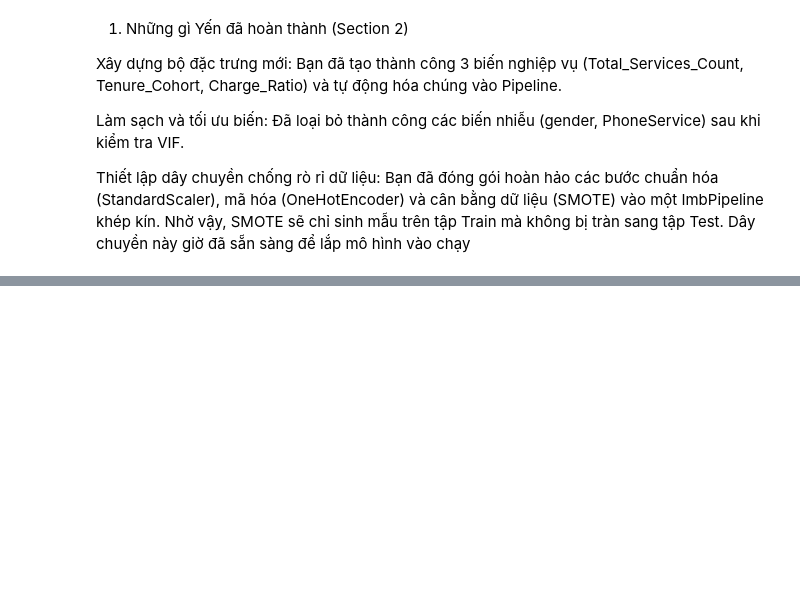
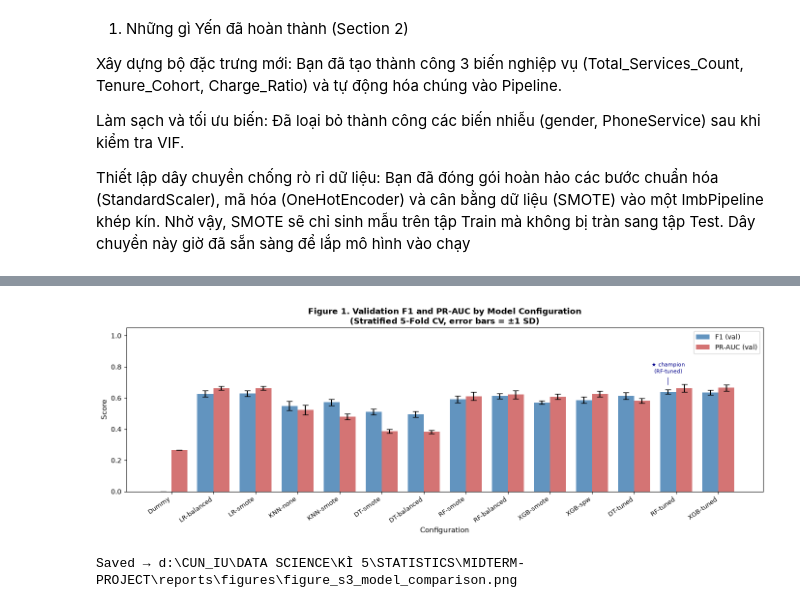
Before and after one commit to nhnminh1409/DS66B_group_11, a Jupyter notebook: master_churn_prediction.ipynb, the cells around one changed output, grey strips where cells are left out. Saved outputs shown, nothing was run; the diff lists cells and outputs as text; code cells hidden in the pictures; blank space fills up the shorter version.

Commit message:
Add Section 3 (modeling, CV, tuning) and Section 4A (threshold, test evaluation, calibration)

```diff
--- a/master_churn_prediction.ipynb
+++ b/master_churn_prediction.ipynb
@@ -673,0 +1202,20 @@ Thiết lập dây chuyền chống rò rỉ dữ liệu: Bạn đã đóng gói
+# %%
+# ── 3.5  Combine all CV results and select champion ──────────────────────────
+
+# Merge baseline + advanced + tuned into one comparison frame
+s3_all_df = pd.concat([s3_baseline_df, s3_advanced_df, s3_tuned_df], axis=0)
+
+# Rank by: (1) val F1 mean (↑), (2) val ROC-AUC mean (↑), (3) val F1 std (↓)
+s3_all_ranked = s3_all_df.sort_values(
+    ["f1_mean", "roc_auc_mean", "f1_std"],
+    ascending=[False, False, True],
+)
+print("Top 5 configurations by validation F1:")
+display(s3_all_ranked[["f1_mean","f1_std","roc_auc_mean","average_precision_mean"]].head(5).round(4))
+
+# Champion = top row
+champion_name = s3_all_ranked.index[0]
+print(f"\n★  Champion: {champion_name}")
+print(f"   Val F1:      {s3_all_ranked.loc[champion_name, 'f1_mean']:.4f} ± {s3_all_ranked.loc[champion_name, 'f1_std']:.4f}")
+print(f"   Val ROC-AUC: {s3_all_ranked.loc[champion_name, 'roc_auc_mean']:.4f}")
+print(f"   Val PR-AUC:  {s3_all_ranked.loc[champion_name, 'average_precision_mean']:.4f}")
@@ -673,0 +1328,54 @@ Thiết lập dây chuyền chống rò rỉ dữ liệu: Bạn đã đóng gói
+# %%
+# ── 3.6  Figure 1: F1 and PR-AUC bar chart with error bars ──────────────────
+import matplotlib.pyplot as plt
+import numpy as np
+
+_configs  = list(s3_all_df.index)
+_f1_means = s3_all_df["f1_mean"].values
+_f1_stds  = s3_all_df["f1_std"].values
+_prc_means = s3_all_df["average_precision_mean"].values
+_prc_stds  = s3_all_df["average_precision_std"].values
+
+x = np.arange(len(_configs))
+width = 0.38
+
+fig, ax = plt.subplots(figsize=(14, 5))
+
+bars_f1 = ax.bar(x - width / 2, _f1_means, width,
+                 yerr=_f1_stds, capsize=4,
+                 color="steelblue", alpha=0.85, label="F1 (val)")
+bars_pr = ax.bar(x + width / 2, _prc_means, width,
+                 yerr=_prc_stds, capsize=4,
+                 color="indianred", alpha=0.85, label="PR-AUC (val)")
+
+ax.set_xticks(x)
+ax.set_xticklabels(_configs, rotation=35, ha="right", fontsize=9)
+ax.set_ylabel("Score", fontsize=11)
+ax.set_xlabel("Configuration", fontsize=11)
+ax.set_title(
+    "Figure 1. Validation F1 and PR-AUC by Model Configuration\n"
+    "(Stratified 5-Fold CV, error bars = ±1 SD)",
+    fontsize=12, fontweight="bold",
+)
+ax.set_ylim(0, 1.05)
+ax.legend(fontsize=10)
+ax.axhline(0, color="black", linewidth=0.5)
+
+# Annotate champion
+_champ_idx = _configs.index(champion_name)
+ax.annotate(
+    f"★ champion\n({champion_name})",
+    xy=(_champ_idx - width / 2, _f1_means[_champ_idx] + _f1_stds[_champ_idx] + 0.02),
+    fontsize=8, color="darkblue", ha="center",
+    arrowprops=dict(arrowstyle="-", color="darkblue", lw=0.8),
+    xytext=(_champ_idx - width / 2, min(_f1_means[_champ_idx] + 0.12, 1.0)),
+)
+
+fig.tight_layout()
+_fig1_path = FIGURES_DIR / "figure_s3_model_comparison.png"
+fig.savefig(_fig1_path, dpi=200)
+plt.show()
+print(f"Saved → {_fig1_path}")
+# %% [output]
+[figure, added]
+Saved → d:\CUN_IU\DATA SCIENCE\KÌ 5\STATISTICS\MIDTERM-PROJECT\reports\figures\figure_s3_model_comparison.png
```
Also changed, not shown: parts of 68 cells of this notebook.
